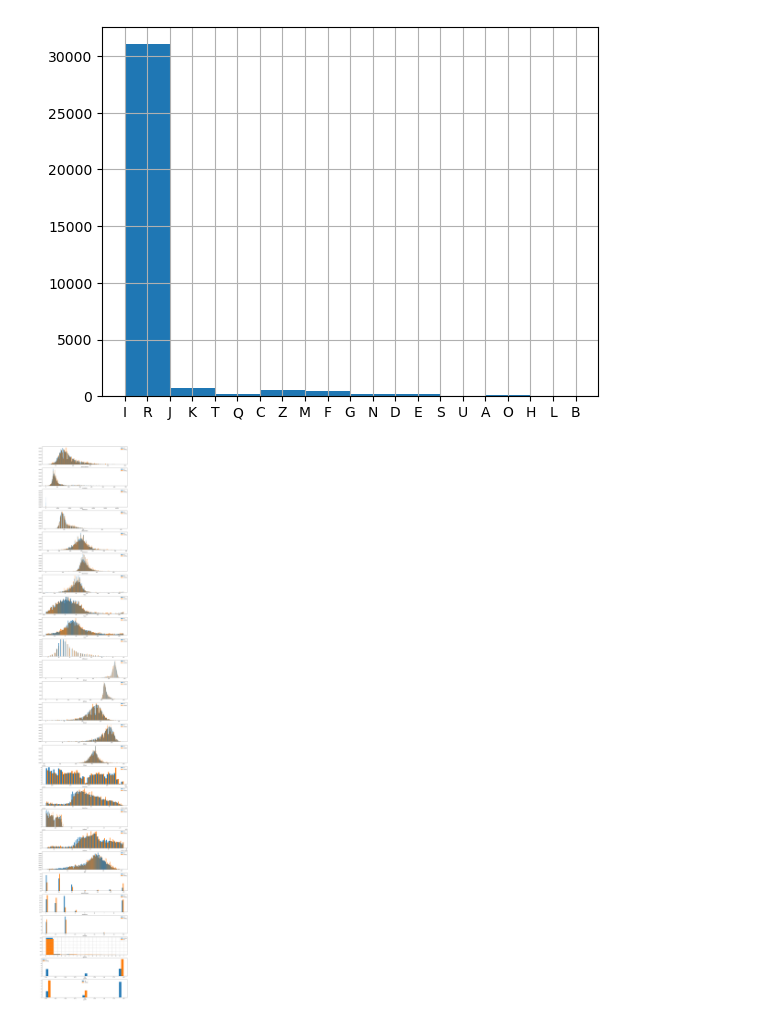
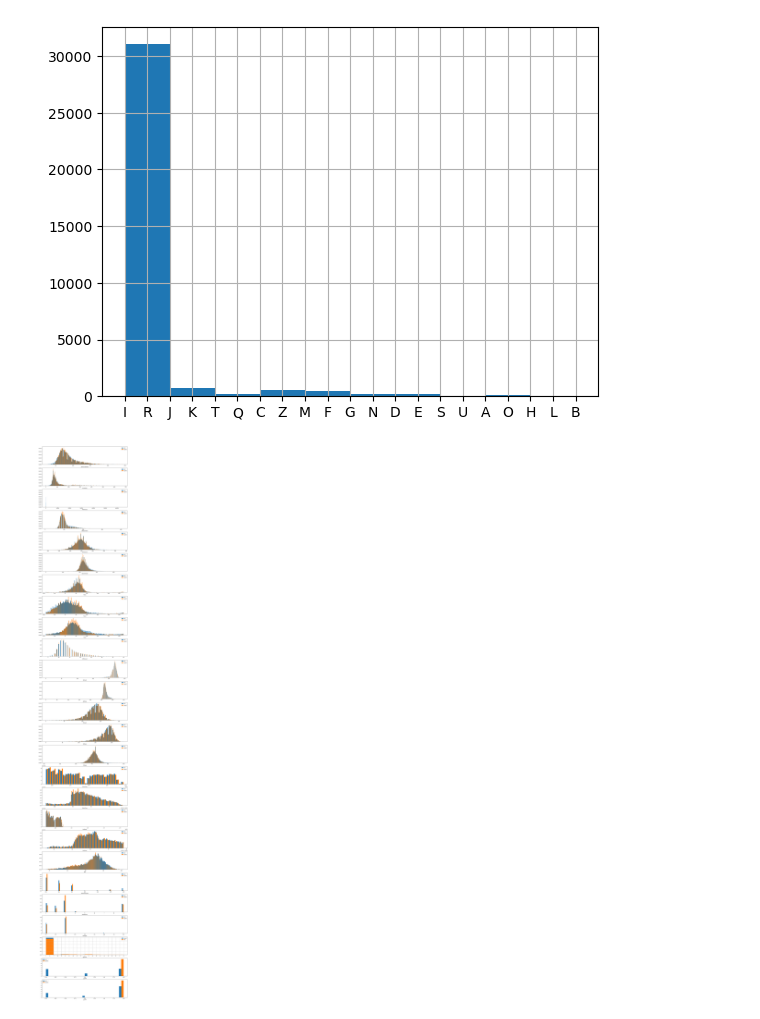
Before and after one commit to IMarkusz/ECGents, a Jupyter notebook: spectral_analysis.ipynb, the cells around one changed output. Cells and saved outputs as stored; diff of their text form; code cells hidden in the pictures.

```diff
--- a/spectral_analysis.ipynb
+++ b/spectral_analysis.ipynb
@@ -86,8 +86,10 @@ import pandas as pd
 pd.Series(data.base_fnames).to_csv('emb_fnames.csv')
 # %%
 torch.save(embeddings, 'embeddings_alexnet.pt')
+# %%
+embeddings = torch.load("embeddings_alexnet.pt")
 # %%
-pca = PCA(0.99)
+pca = PCA(0.95)
 emb_reduced = pca.fit_transform(embeddings.numpy())
 emb_reduced.shape
 # %% [output]
@@ -130,20 +189,27 @@ def calc_scores(y_true, y_pred):
 # %%
 n_neighbors = 1
 
-refit_iterations = 0
+refit_iterations = 10
 refit_neighbors = 1
 
 label_encoder = LabelEncoder()
 y = label_encoder.fit_transform(df_meta.loc[labelled_fnames, 'DischargeTo_Agg'].values)
 x = labelled_embeddings
 
+# data_filter = df_meta.loc[labelled_fnames, 'age'] < 50
+# x = x[data_filter]
+# y = y[data_filter]
+
 outpatient_label = np.argmax(label_encoder.classes_ == 'outpatient')
 
+# clf = RandomForestClassifier(2000, max_depth=5)
 clf = KNeighborsClassifier(n_neighbors=n_neighbors, weights='distance')
+# outpatient_clf = RandomForestClassifier(1000, max_depth=5)
 nn = NearestNeighbors(n_neighbors=refit_neighbors+1)
 # clf = RadiusNeighborsClassifier(10.0)
 
 scores = {}
+train_scores = {}
 df_predictions = pd.Series(np.nan, index=df_meta.index)
 for i, (train_idx, test_idx) in tqdm(enumerate(ShuffleSplit(10, random_state=42).split(x)), total=10):
 
@@ -162,12 +228,28 @@ for i, (train_idx, test_idx) in tqdm(enumerate(ShuffleSplit(10, random_state=42)
         good_indices = ~np.isin(np.arange(len(x_train)), bullshit_indices)
 
         x_train, y_train = x_train[good_indices], y_train[good_indices]
+        train_idx = train_idx[good_indices]
 
     clf.fit(x_train, y_train)
 
+    distances, indices = clf.kneighbors(x_train, n_neighbors+1)
+    indices = indices[:, 1:]
+    y_train_pred = np.argmax(np.apply_along_axis(lambda x: np.bincount(x, minlength=3), axis=1, arr=y_train[indices]), 1)
+    for c in np.unique(y):
+        train_scores[(i, c)] = calc_scores((y_train==c).astype(int), (y_train_pred==c).astype(int))
+
+    # outpatient_filter = y_train_pred == 2
+    # outpatient_clf.fit(df_meta.loc[labelled_fnames[train_idx], features][outpatient_filter],
+    #                    (y_train[outpatient_filter]))
+
+    y_true = y[test_idx]
     y_pred = clf.predict(x[test_idx])
+    # outpatient_filter = y_pred == 2
+    # outpatient_pred = outpatient_clf.predict(df_meta.loc[labelled_fnames[test_idx], features][outpatient_filter])
+    # y_pred[outpatient_filter] = outpatient_pred
+
     # y_pred = np.random.randint(3, size=len(test_idx))
-    y_true = y[test_idx]
+
 
     for c in np.unique(y):
         scores[(i, c)] = calc_scores((y_true==c).astype(int), (y_pred==c).astype(int))
@@ -245,35 +341,35 @@ memory usage: 11.7+ MB
 [figure]
 # %%
 cols = [col for col in df_meta.columns if col not in ['patient_ID', 'visit_ID', 'SystolicBP', 'DiastolicBP', 'QTcFrederica', 'ECGSampleExponent', 'ECGSampleBase', 'file', 'AdmissionType_', "AdmissionRZP", "AdmissionRZP_", "DischargeTo_Agg", "DischargeTo_unit_agg", "VisitType_", "VisitReason_"]]
+
+outpatient_filter = (df_meta['y_pred'] == 2) & (df_meta['y_true'] == 2)
 
 fig, axs = plt.subplots(len(cols), 1, figsize=(16, len(cols)*4))
 for i, col in enumerate(cols):
     ax = axs[i]
 
     notna_filter = df_meta[col].notna()
 
     if col == 'DgCode':
 
         values = df_meta[col].str.extract(r"([A-Z])")
 
-        outpatient_filter = (df_meta['y_pred'] == 2) & (df_meta['y_true'] != 2)
-        values.loc[outpatient_filter & notna_filter, 0].hist(ax=ax, density=True, label='wrong')
+        values.loc[outpatient_filter & notna_filter, 0].hist(ax=ax, density=True, label='good')
 
         values.loc[notna_filter, 0].hist(ax=ax, density=True, label='all')
 
     else:
 
         hist, bin_edges = np.histogram(df_meta.loc[notna_filter, col].values.astype(float), bins='auto', density=True)
         width = np.diff(bin_edges)
         ax.bar(bin_edges[:-1], hist, width=width/2, align='edge', label='all')
 
-        outpatient_filter = (df_meta['y_pred'] == 2) & (df_meta['y_true'] != 2)
         hist, bin_edges = np.histogram(df_meta.loc[outpatient_filter & notna_filter, col].values.astype(float), bins=bin_edges, density=True)
-        ax.bar(bin_edges[:-1]+width/2, hist, width=width/2, align='edge', label='wrong')
+        ax.bar(bin_edges[:-1]+width/2, hist, width=width/2, align='edge', label='good')
 
     ax.set_xlabel(col)
     ax.legend()
 
 plt.show()
 # %% [output]
-[figure, old version]
+[figure, new version]
```
Also changed, not shown: parts of 15 cells of this notebook, 1 other file.
